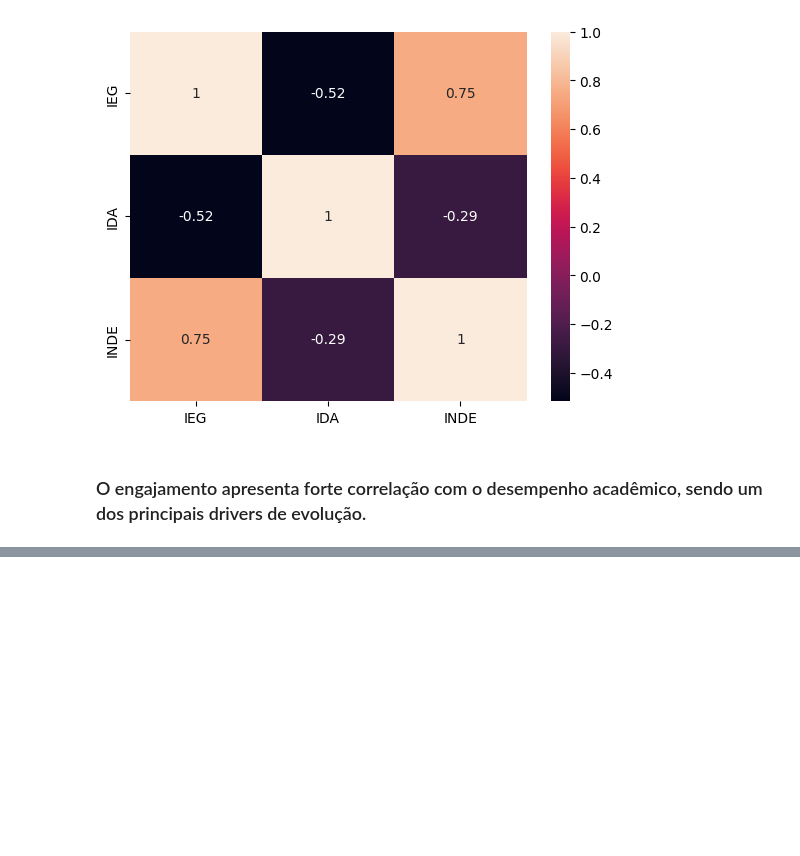
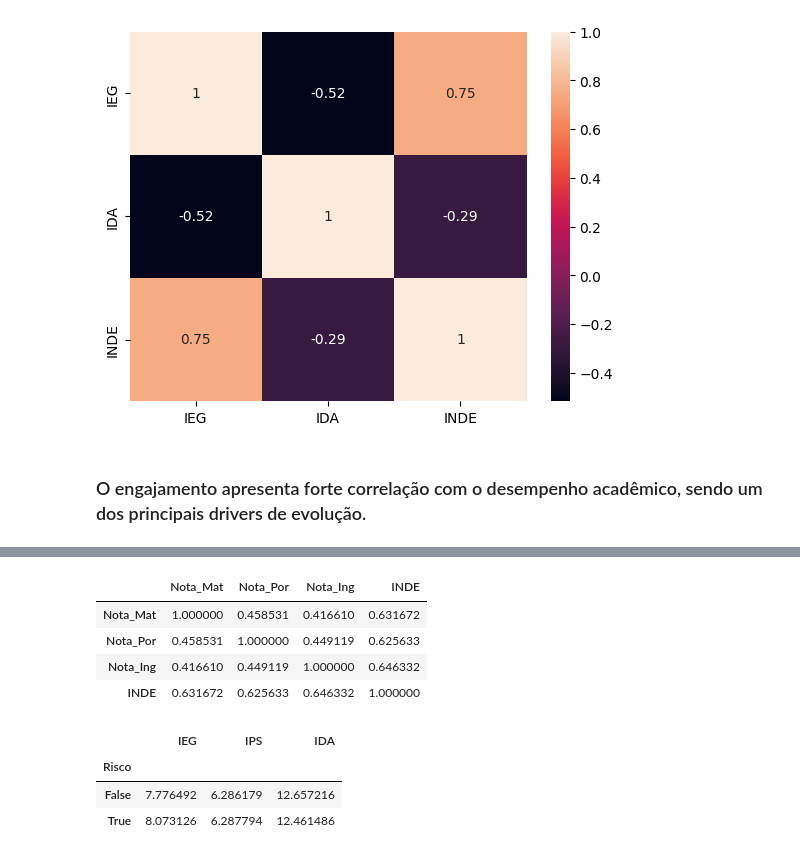
Before and after one commit to carneiro-santos/dataton_fase_5_, a Jupyter notebook: fase_5_FIAP.ipynb, the cells around one changed output, grey strips where cells are left out. Cells and saved outputs as stored; diff of their text form; code cells hidden in the pictures; blank space fills up the shorter version.

```diff
--- a/fase_5_FIAP.ipynb
+++ b/fase_5_FIAP.ipynb
@@ -293,0 +358,15 @@ plt.show()
+# %%
+df_full[['Nota_Mat','Nota_Por','Nota_Ing','INDE']].corr()
+# %% [output]
+|  | Nota_Mat | Nota_Por | Nota_Ing | INDE |
+| Nota_Mat | 1.000000 | 0.458531 | 0.416610 | 0.631672 |
+| Nota_Por | 0.458531 | 1.000000 | 0.449119 | 0.625633 |
+| Nota_Ing | 0.416610 | 0.449119 | 1.000000 | 0.646332 |
+| INDE | 0.631672 | 0.625633 | 0.646332 | 1.000000 |
+# %%
+df_full.groupby('Risco')[['IEG','IPS','IDA']].mean()
+# %% [output]
+|  | IEG | IPS | IDA |
+| Risco |  |  |  |
+| False | 7.776492 | 6.286179 | 12.657216 |
+| True | 8.073126 | 6.287794 | 12.461486 |
```
Also changed, not shown: parts of 8 cells of this notebook.
